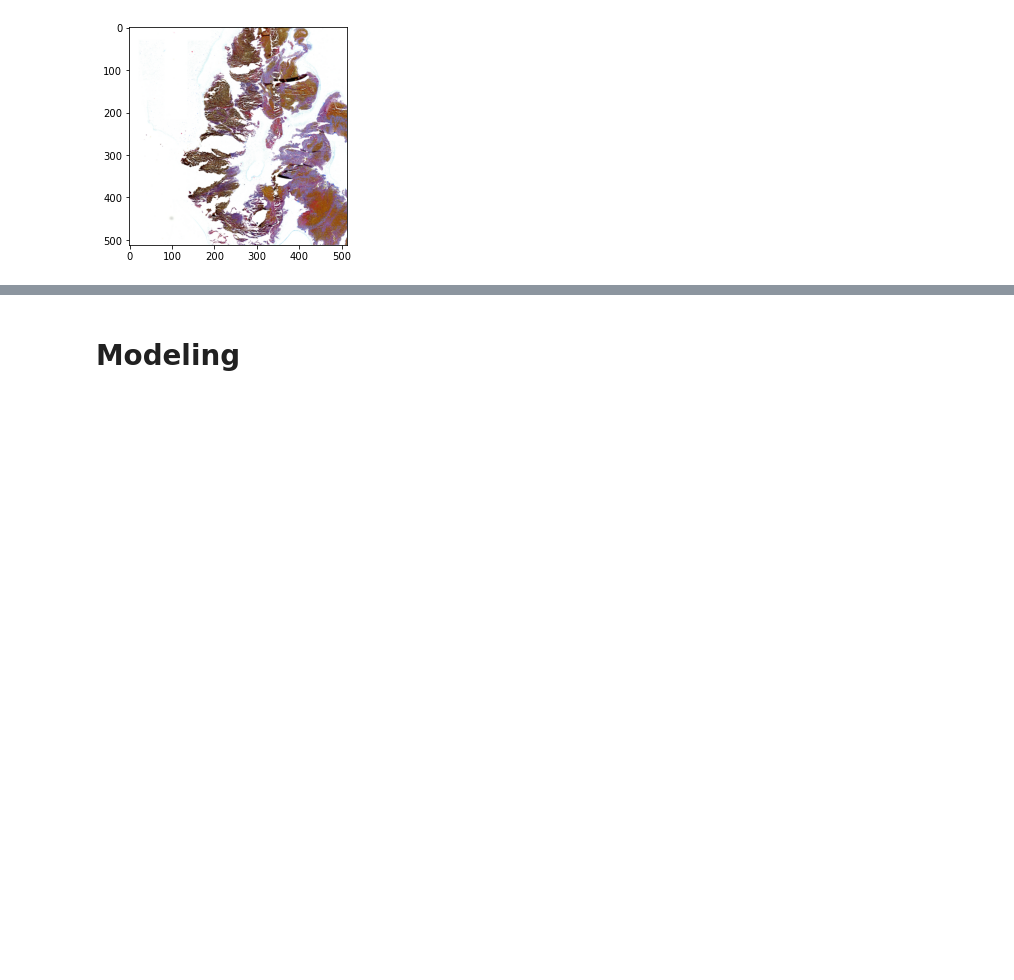
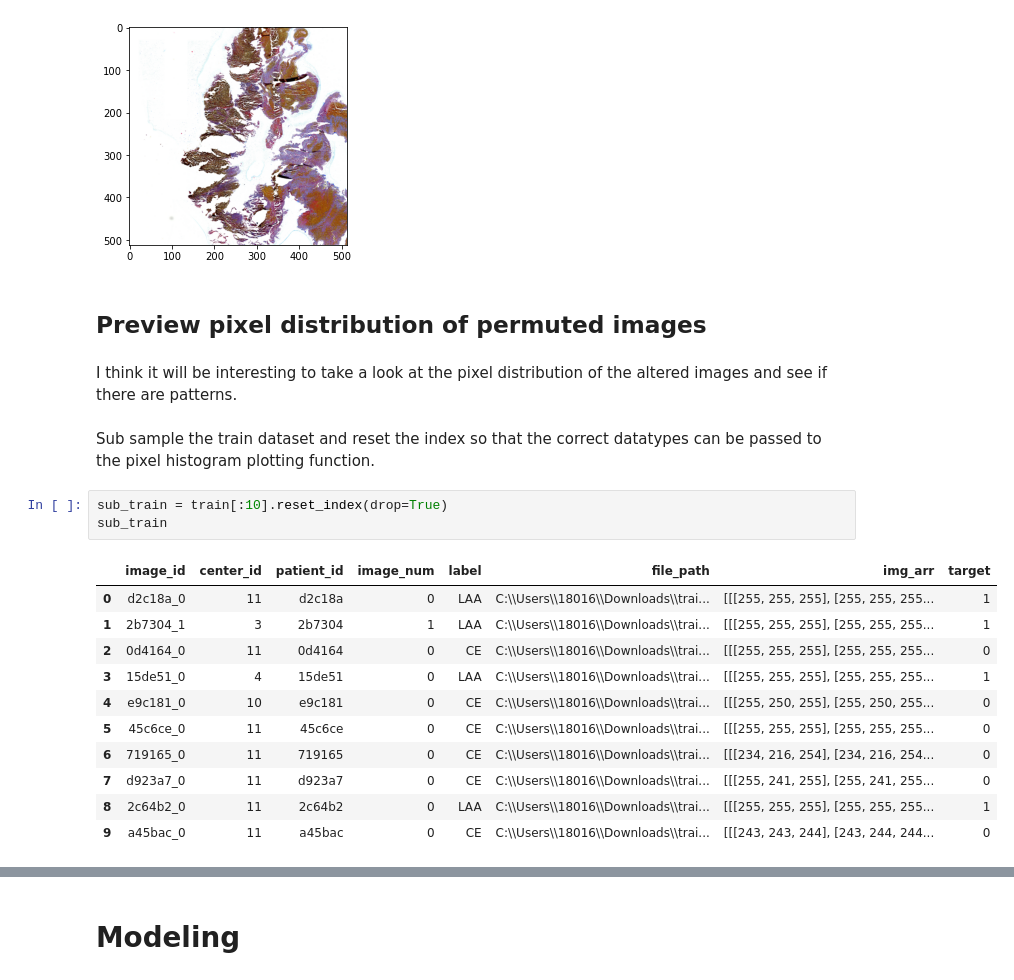
Before and after one commit to samoliver3/capstone-STRIP-AI, a Jupyter notebook: og_data_modeling.ipynb, the cells around one changed output, grey strips where cells are left out. Drawn from its saved outputs; the diff is of its cells as text; blank space fills up the shorter version.

```diff
--- a/og_data_modeling.ipynb
+++ b/og_data_modeling.ipynb
@@ -340,3 +343,24 @@ plt.imshow(train.img_arr[0])
 plt.show()
 # %% [output]
 [figure]
+# %% [markdown]
+## Preview pixel distribution of permuted images
+# %% [markdown]
+I think it will be interesting to take a look at the pixel distribution of the altered images and see if there are patterns.
+# %% [markdown]
+Sub sample the train dataset and reset the index so that the correct datatypes can be passed to the pixel histogram plotting function.
+# %%
+sub_train = train[:10].reset_index(drop=True)
+sub_train
+# %% [output]
+|  | image_id | center_id | patient_id | image_num | label | file_path | img_arr | target |
+| 0 | d2c18a_0 | 11 | d2c18a | 0 | LAA | C:\\Users\\18016\\Downloads\\trai... | [[[255, 255, 255], [255, 255, 255... | 1 |
+| 1 | 2b7304_1 | 3 | 2b7304 | 1 | LAA | C:\\Users\\18016\\Downloads\\trai... | [[[255, 255, 255], [255, 255, 255... | 1 |
+| 2 | 0d4164_0 | 11 | 0d4164 | 0 | CE | C:\\Users\\18016\\Downloads\\trai... | [[[255, 255, 255], [255, 255, 255... | 0 |
+| 3 | 15de51_0 | 4 | 15de51 | 0 | LAA | C:\\Users\\18016\\Downloads\\trai... | [[[255, 255, 255], [255, 255, 255... | 1 |
+| 4 | e9c181_0 | 10 | e9c181 | 0 | CE | C:\\Users\\18016\\Downloads\\trai... | [[[255, 250, 255], [255, 250, 255... | 0 |
+| 5 | 45c6ce_0 | 11 | 45c6ce | 0 | CE | C:\\Users\\18016\\Downloads\\trai... | [[[255, 255, 255], [255, 255, 255... | 0 |
+| 6 | 719165_0 | 11 | 719165 | 0 | CE | C:\\Users\\18016\\Downloads\\trai... | [[[234, 216, 254], [234, 216, 254... | 0 |
+| 7 | d923a7_0 | 11 | d923a7 | 0 | CE | C:\\Users\\18016\\Downloads\\trai... | [[[255, 241, 255], [255, 241, 255... | 0 |
+| 8 | 2c64b2_0 | 11 | 2c64b2 | 0 | LAA | C:\\Users\\18016\\Downloads\\trai... | [[[255, 255, 255], [255, 255, 255... | 1 |
+| 9 | a45bac_0 | 11 | a45bac | 0 | CE | C:\\Users\\18016\\Downloads\\trai... | [[[243, 243, 244], [243, 244, 244... | 0 |
```
Also changed, not shown: parts of 4 cells of this notebook.
